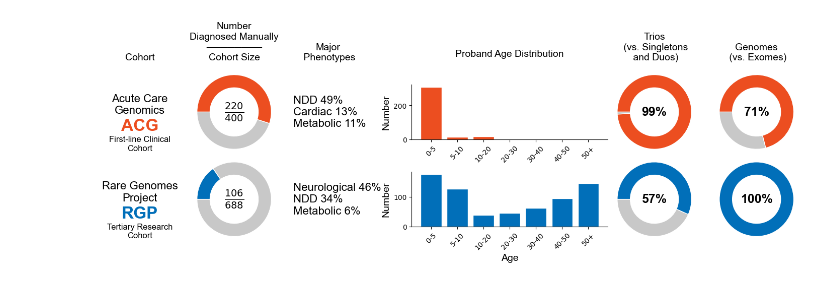
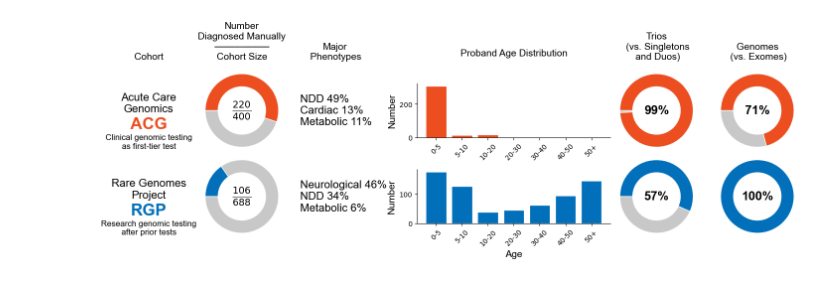
Before and after one commit to populationgenomics/talos_manuscript, a Jupyter notebook: Analyses/Jupyter_notebooks/Figure2_panel1.ipynb, the cells around one changed output. Drawn from its saved outputs; the diff is of its cells as text; code cells hidden in the pictures.

Commit message:
Figure 2 updates

```diff
--- a/Analyses/Jupyter_notebooks/Figure2_panel1.ipynb
+++ b/Analyses/Jupyter_notebooks/Figure2_panel1.ipynb
@@ -100,7 +100,7 @@ ax0 = fig.add_subplot(gs[0, 0])
 ax0.axis('off')  # Turn off the axis
 ax0.text(0.5, 0.55, 'Acute Care\nGenomics', ha='center', va='center', fontsize=16, fontname='Arial')
 ax0.text(0.5, 0.40, 'ACG', ha='center', va='center', fontsize=24, fontname='Arial', fontweight='bold', color='#EC4E20')
-ax0.text(0.5, 0.28, 'First-line Clinical\nCohort', ha='center', va='center', fontsize=12, fontname='Arial')
+ax0.text(0.5, 0.28, 'Clinical genomic testing\nas first-tier test', ha='center', va='center', fontsize=12, fontname='Arial')
 
 
 # Second panel: Known Solves
@@ -165,7 +165,7 @@ ax0_2 = fig.add_subplot(gs[1, 0])
 ax0_2.axis('off')  # Turn off the axis
 ax0_2.text(0.5, 0.55, 'Rare Genomes\nProject', ha='center', va='center', fontsize=16, fontname='Arial')
 ax0_2.text(0.5, 0.40, 'RGP', ha='center', va='center', fontsize=24, fontname='Arial', fontweight='bold', color='#016FB9')
-ax0_2.text(0.5, 0.28, 'Tertiary Research\nCohort', ha='center', va='center', fontsize=12, fontname='Arial')
+ax0_2.text(0.5, 0.28, 'Research genomic testing\nafter prior tests', ha='center', va='center', fontsize=12, fontname='Arial')
 
 
 # Second panel: Known Solves
@@ -212,34 +212,31 @@ outside, _ = ax5_2.pie(sizes5_2, radius=1, pctdistance=1 - width / 2, labels=lab
 plt.setp(outside, width=width, edgecolor='white')
 kwargs = dict(size=18, fontweight='bold', va='center', fontname='Arial')
 ax5_2.text(0, 0, text5_2, ha='center', **kwargs)
 
 # Seventh panel: Pie chart
 ax6_2 = fig.add_subplot(gs[1, 6])
 ax6_2.axis('equal')
 width = 0.35
 kwargs = dict(colors=col6_2, startangle=180)
 outside, _ = ax6_2.pie(sizes6_2, radius=1, pctdistance=1 - width / 2, labels=labels6_2, **kwargs)
 plt.setp(outside, width=width, edgecolor='white')
 kwargs = dict(size=18, fontweight='bold', va='center', fontname='Arial')
 ax6_2.text(0, 0, text6_2, ha='center', **kwargs)
 
 # Add titles
 # Why do these have this strange "y" value? See this github issue for more info:
 # https://github.com/matplotlib/matplotlib/issues/16805#issuecomment-600277360
 # Hopefully at some point an update will fix this
 
 ax0.set_title('Cohort', fontsize=14, fontname='Arial', pad=-30, y=1.000001)
 ax1.set_title('Number\nDiagnosed Manually\n────────\nCohort Size', fontsize=14, fontname='Arial', pad=-30, y=1.000001)
 #ax2.set_title('Novel Solves\n Found with Talos', fontsize=14, fontname='Arial', pad=81)
 ax3.set_title('Major\n Phenotypes', fontsize=14, fontname='Arial', pad=-30, y=1.000001)
 ax4.set_title('Proband Age Distribution', fontsize=14, fontname='Arial', pad=40)  # Adjust the pad value to move the title higher
 ax5.set_title('Trios\n (vs. Singletons\n and Duos)', fontsize=14, fontname='Arial', pad=-30, y=1.000001)
 ax6.set_title('Genomes\n (vs. Exomes)', fontsize=14, fontname='Arial', pad=-30, y=1.000001)
 
 
-# Adjust layout
-plt.tight_layout()
-
 fig.savefig('../../Figures/Fig2/Fig2_panel1.png')
 # %% [output]
-[figure, old version]
+[figure, new version]
```
Also changed, not shown: 3 other files.
